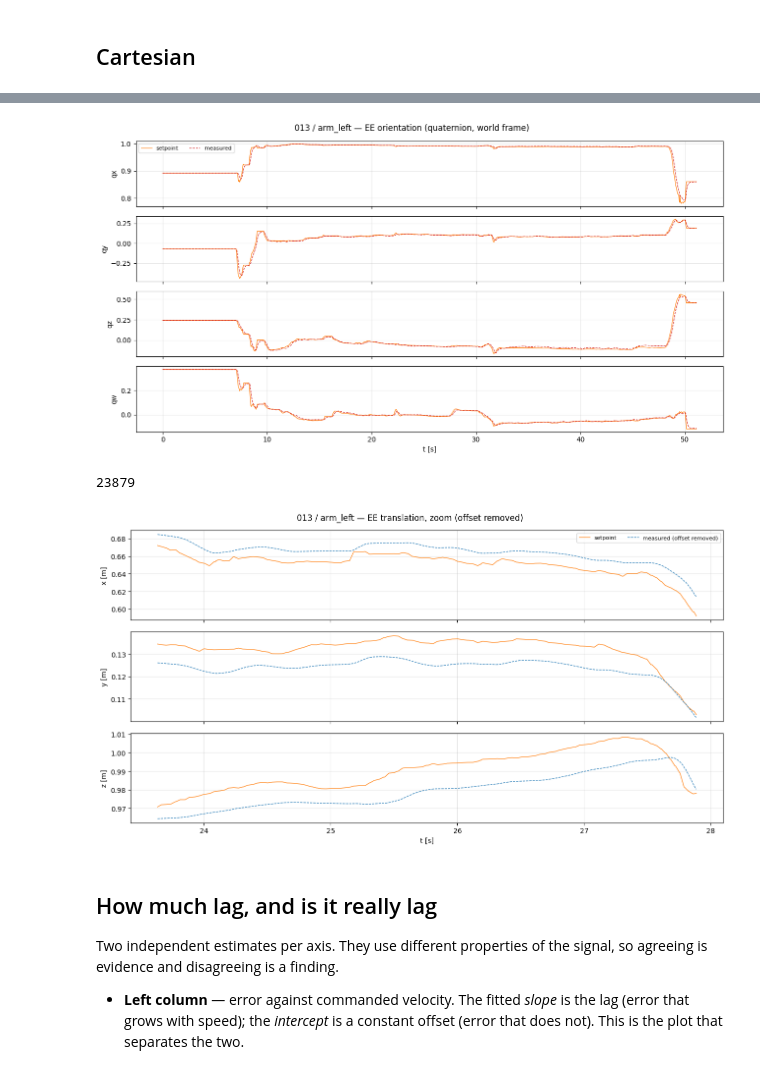
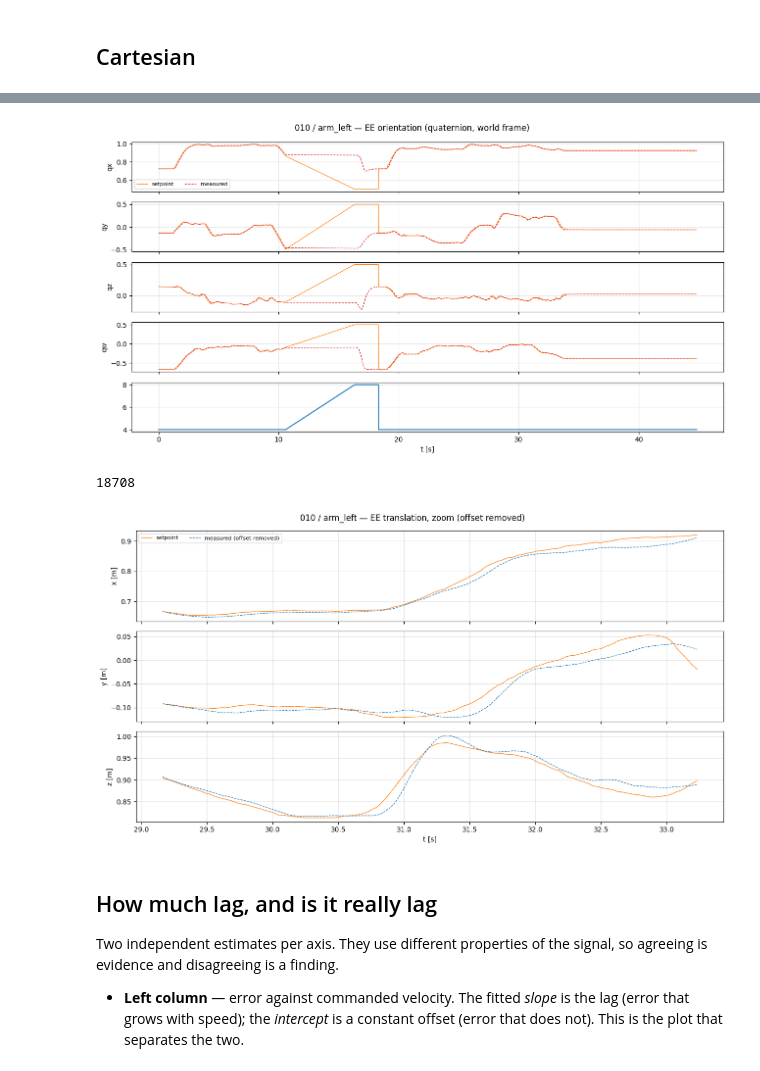
Before and after one commit to AlexanderWegenerRobotics/teleop-avatar, a Jupyter notebook: analysis/notebooks/session_review.ipynb, the cells around one changed output, grey strips where cells are left out. Cells and saved outputs as stored; diff of their text form; code cells hidden in the pictures.

```diff
--- a/analysis/notebooks/session_review.ipynb
+++ b/analysis/notebooks/session_review.ipynb
@@ -46,5 +45,5 @@ for d in sorted(LOGS.glob("[0-9][0-9][0-9]"))[-12:]:
 # %%
-SESSION = "013"
+SESSION = "010"
 ARM     = "arm_left"    # the per-arm sections render one at a time
 WINDOW  = "engaged"     # "engaged" (first..last ENGAGED sample) or "all"
 # %% [markdown]
@@ -221,15 +220,16 @@ KeyError: 'right_arm'
 # %%
-fig, axs = plt.subplots(4, 1, sharex=True, figsize=(13, 7))
+fig, axs = plt.subplots(5, 1, sharex=True, figsize=(13, 7))
 qs, qm = A["set_rot"].as_quat(), A["rot"].as_quat()
 for i, lbl in enumerate(["x", "y", "z", "w"]):
     axs[i].plot(A["t"], qs[:, i], lw=0.9, color="tab:orange", label="setpoint")
     axs[i].plot(A["t"], qm[:, i], lw=0.9, ls="--", color="tab:red", label="measured")
     axs[i].set_ylabel(f"q{lbl}")
+axs[4].plot(A["t"], A["state"])
 grid(axs)
 plt.suptitle(f"{SESSION} / {ARM} — EE orientation (quaternion, world frame)")
 plt.tight_layout()
 # %% [output]
-[figure, old version]
+[figure, new version]
 # %%
 print(len(A["t"]))
 start, stop = 11000, 13000
@@ -244,8 +244,8 @@ grid(axs, ncol=2)
 plt.suptitle(f"{SESSION} / {ARM} — EE translation, zoom (offset removed)")
 plt.tight_layout()
 # %% [output]
-23879
+18708
-[figure, old version]
+[figure, new version]
 # %% [markdown]
 ## How much lag, and is it really lag
 
```
Also changed, not shown: parts of 18 cells of this notebook, 14 other files.
